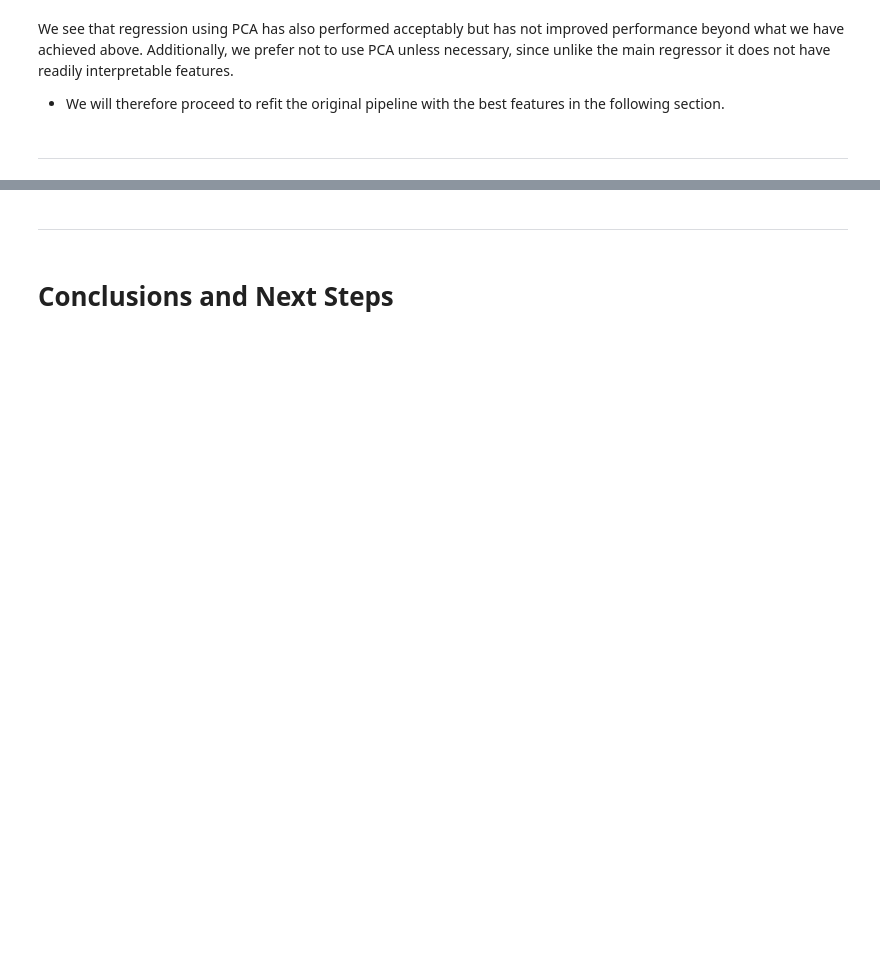
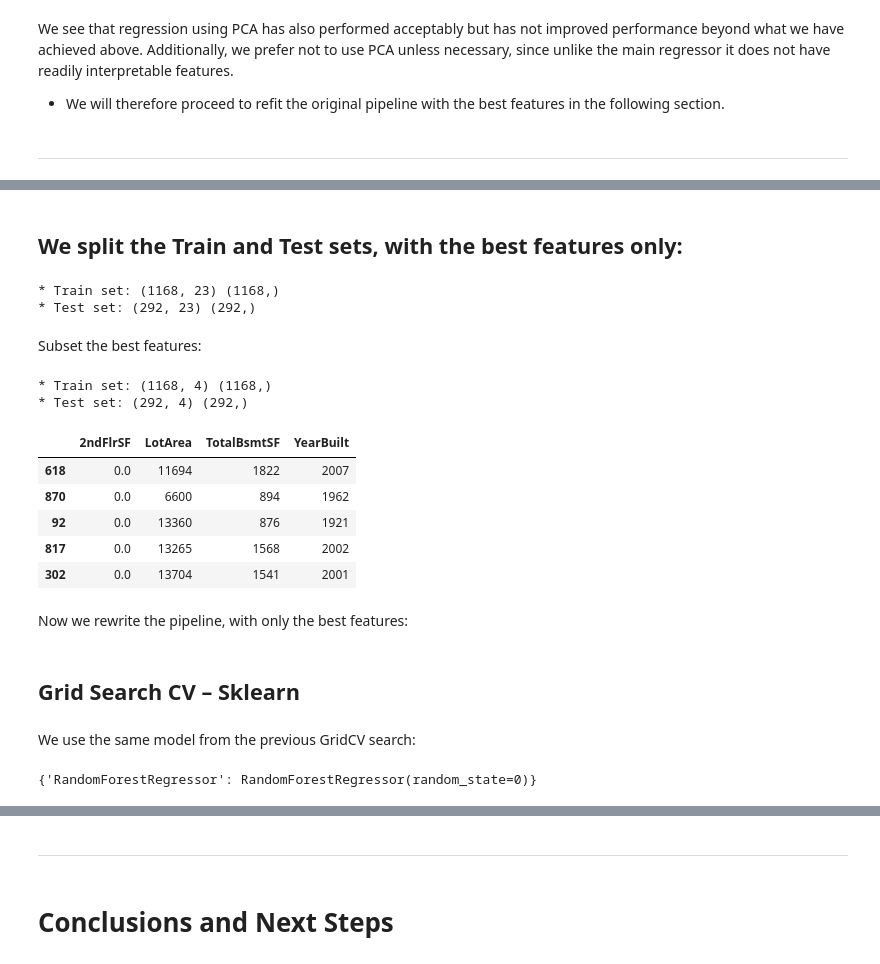
Before and after one commit to frankiesanjana/housing-price-predictor, a Jupyter notebook: jupyter_notebooks/05-modelling-evaluation.ipynb, the cells around one changed output, grey strips where cells are left out. Saved outputs shown, nothing was run; the diff lists cells and outputs as text; code cells hidden in the pictures; blank space fills up the shorter version.

Commit message:
Feat: Refit pipeline with best features, NB05

```diff
--- a/jupyter_notebooks/05-modelling-evaluation.ipynb
+++ b/jupyter_notebooks/05-modelling-evaluation.ipynb
@@ -1160,0 +1191,34 @@ We see that regression using PCA has also performed acceptably but has not impro
+# %% [markdown]
+## We split the Train and Test sets, with the best features only:
+# %%
+X_train, X_test, y_train, y_test = train_test_split(
+    df.drop(['SalePrice'], axis=1),
+    df['SalePrice'],
+    test_size=0.2,
+    random_state=0
+)
+
+print("* Train set:", X_train.shape, y_train.shape,
+      "\n* Test set:",  X_test.shape, y_test.shape)
+# %% [output]
+* Train set: (1168, 23) (1168,)
+* Test set: (292, 23) (292,)
+# %% [markdown]
+Subset the best features:
+# %%
+X_train = X_train.filter(best_features)
+X_test = X_test.filter(best_features)
+
+print("* Train set:", X_train.shape, y_train.shape, "\n* Test set:",  X_test.shape, y_test.shape)
+X_train.head()
+# %% [output]
+* Train set: (1168, 4) (1168,)
+* Test set: (292, 4) (292,)
+|  | 2ndFlrSF | LotArea | TotalBsmtSF | YearBuilt |
+| 618 | 0.0 | 11694 | 1822 | 2007 |
+| 870 | 0.0 | 6600 | 894 | 1962 |
+| 92 | 0.0 | 13360 | 876 | 1921 |
+| 817 | 0.0 | 13265 | 1568 | 2002 |
+| 302 | 0.0 | 13704 | 1541 | 2001 |
+# %% [markdown]
+Now we rewrite the pipeline, with only the best features:
@@ -1160,0 +1247,8 @@ We see that regression using PCA has also performed acceptably but has not impro
+# %% [markdown]
+## Grid Search CV – Sklearn
+# %% [markdown]
+We use the same model from the previous GridCV search:
+# %%
+models_search
+# %% [output]
+{'RandomForestRegressor': RandomForestRegressor(random_state=0)}
```
Also changed, not shown: parts of 22 cells of this notebook.
